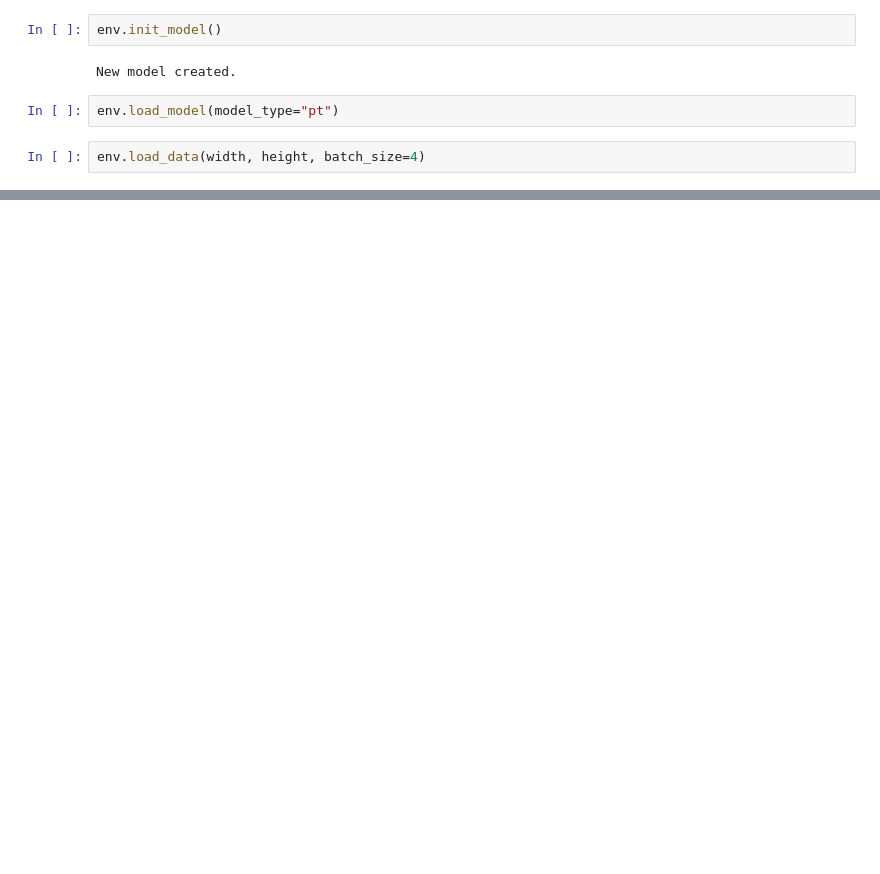
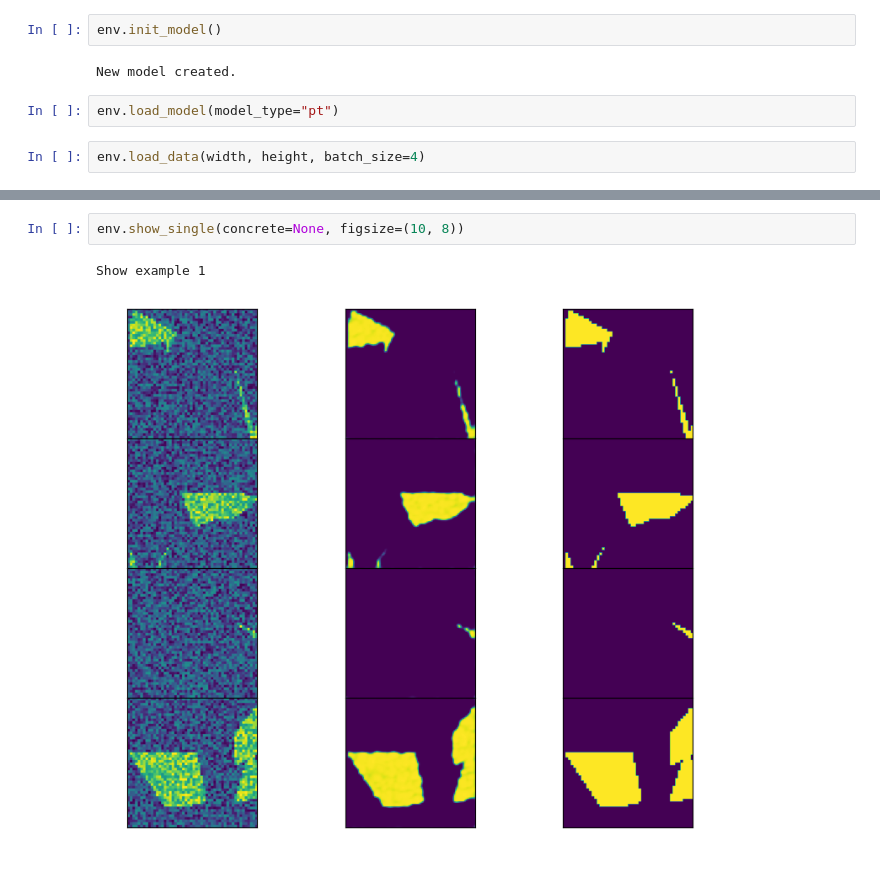
Before and after one commit to medaldev/DenoisingCNN, a Jupyter notebook: notebooks/denoiser_environment.ipynb, the cells around one changed output, grey strips where cells are left out. Saved outputs shown, nothing was run; the diff lists cells and outputs as text; blank space fills up the shorter version.

```diff
--- a/notebooks/denoiser_environment.ipynb
+++ b/notebooks/denoiser_environment.ipynb
@@ -111,0 +59,5 @@ env.test_on_dataset()
+# %%
+env.show_single(concrete=None, figsize=(10, 8))
+# %% [output]
+Show example 1
+[figure, added]
```
Also changed, not shown: parts of 9 cells of this notebook, 3 other files.
